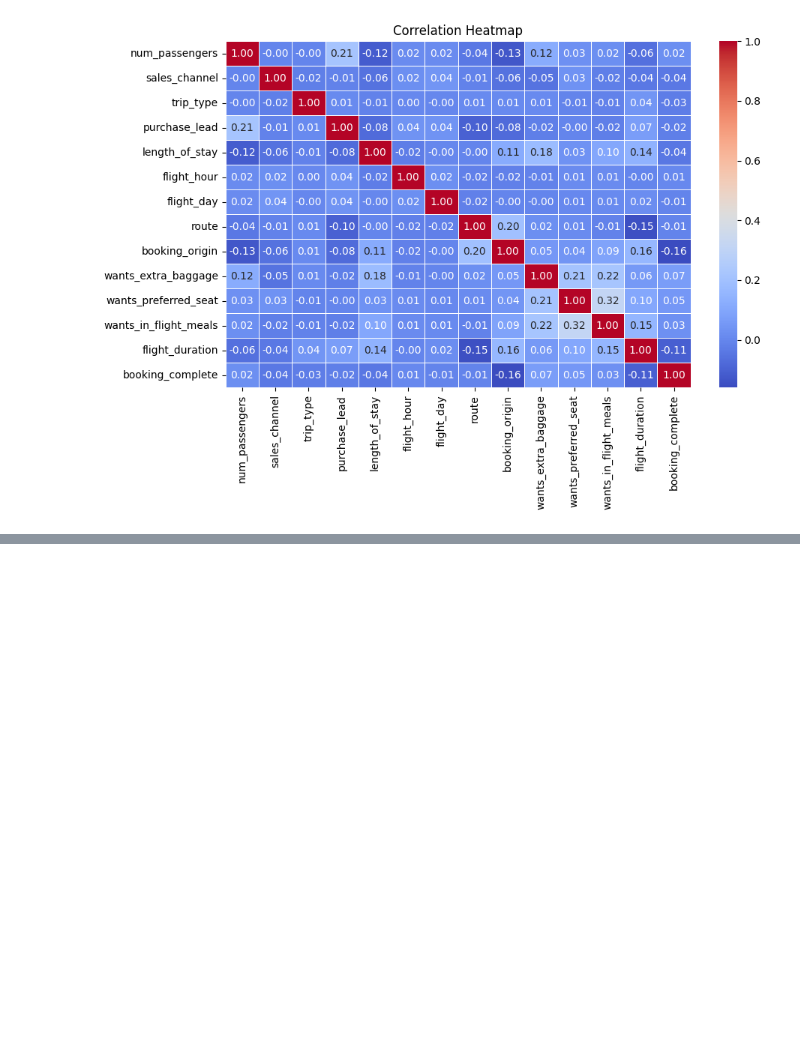
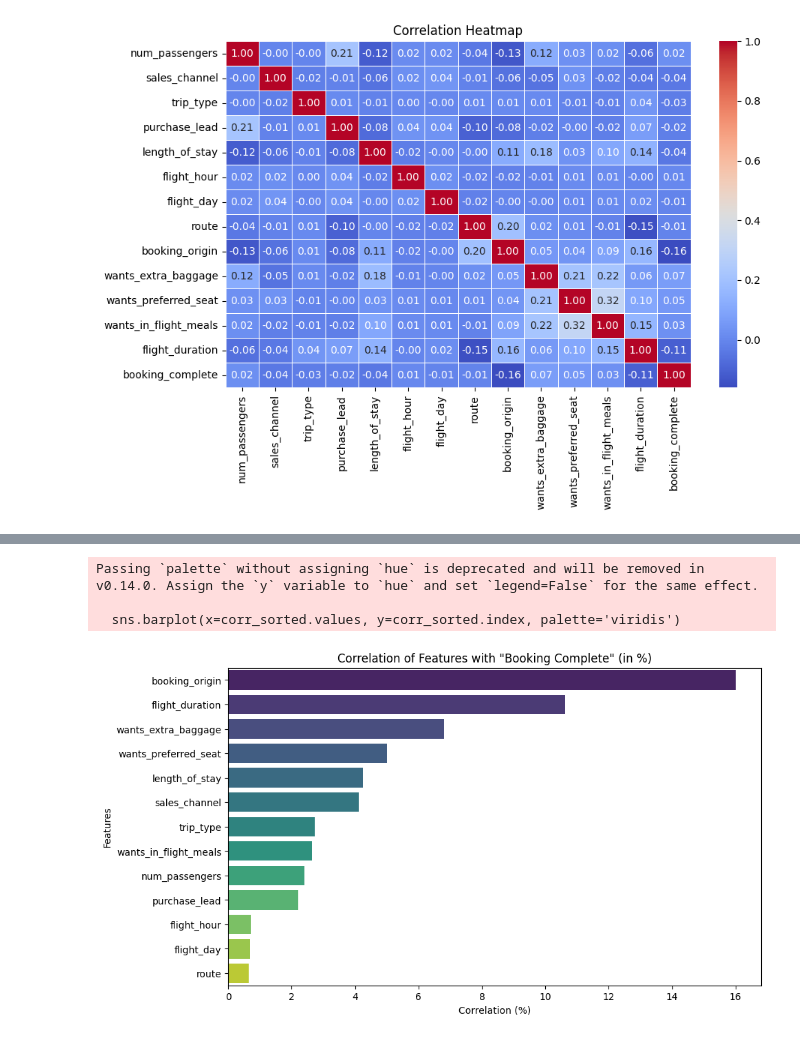
Before and after one commit to everysemicoloncounts/Data-Engineering-Projects, a Jupyter notebook: Airline Data Analysis/Task 2.ipynb, the cells around one changed output, grey strips where cells are left out. Saved outputs shown, nothing was run; the diff lists cells and outputs as text; code cells hidden in the pictures; blank space fills up the shorter version.

```diff
--- a/Airline Data Analysis/Getting Started.ipynb
+++ b/Airline Data Analysis/Task 2.ipynb
@@ -359,0 +384,30 @@ K-Nearest Neighbors       0.0        0.0     1.0       0.0                100.0
+# %%
+import pandas as pd
+import numpy as np
+import seaborn as sns
+import matplotlib.pyplot as plt
+
+# Calculate the correlation matrix
+corr_matrix = df.corr()
+
+# Extract the correlation of all columns with the output 'booking_complete'
+corr_to_output = corr_matrix['booking_complete'].drop('booking_complete')
+
+# Convert correlations to positive percentages
+corr_to_output_percentage = corr_to_output.abs() * 100
+
+# Sort the correlations in descending order
+corr_sorted = corr_to_output_percentage.sort_values(ascending=False)
+
+# Plot the correlations as a bar graph
+plt.figure(figsize=(10, 6))
+sns.barplot(x=corr_sorted.values, y=corr_sorted.index, palette='viridis')
+plt.title('Correlation of Features with "Booking Complete" (in %)')
+plt.xlabel('Correlation (%)')
+plt.ylabel('Features')
+plt.show()
+# %% [output]
+Passing `palette` without assigning `hue` is deprecated and will be removed in v0.14.0. Assign the `y` variable to `hue` and set `legend=False` for the same effect.
+
+  sns.barplot(x=corr_sorted.values, y=corr_sorted.index, palette='viridis')
+[figure, added]
```
Also changed, not shown: parts of 4 cells of this notebook, 4 other files.
